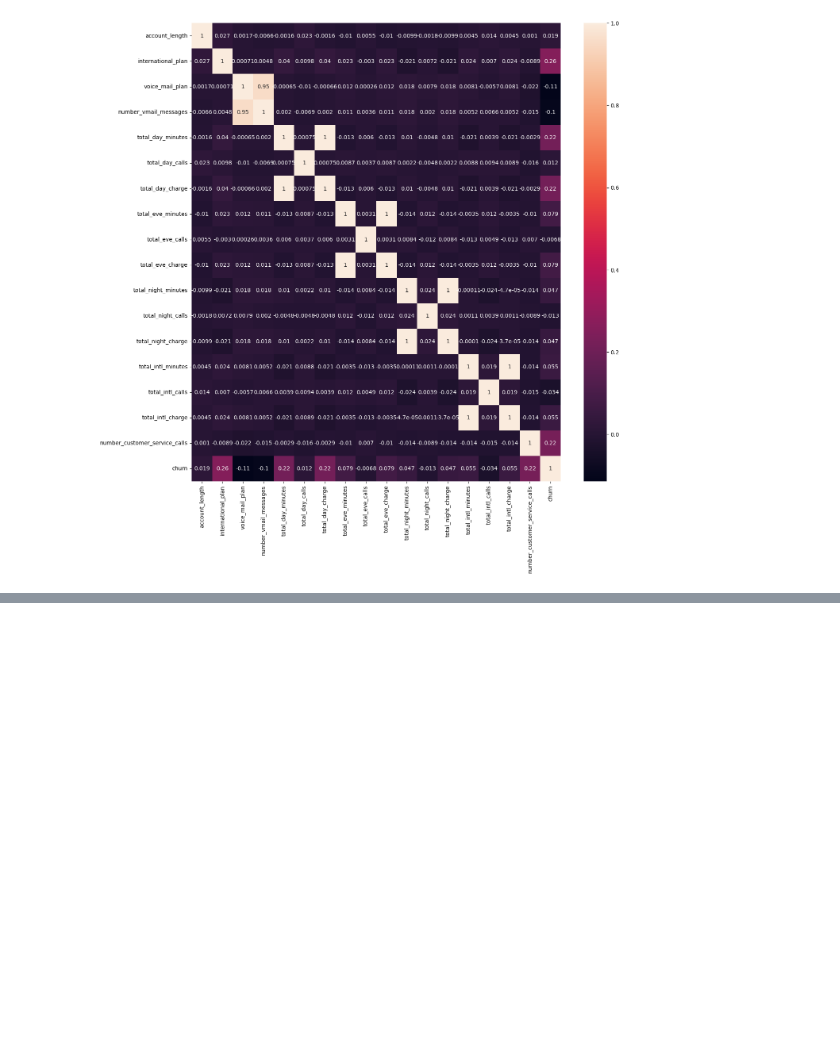
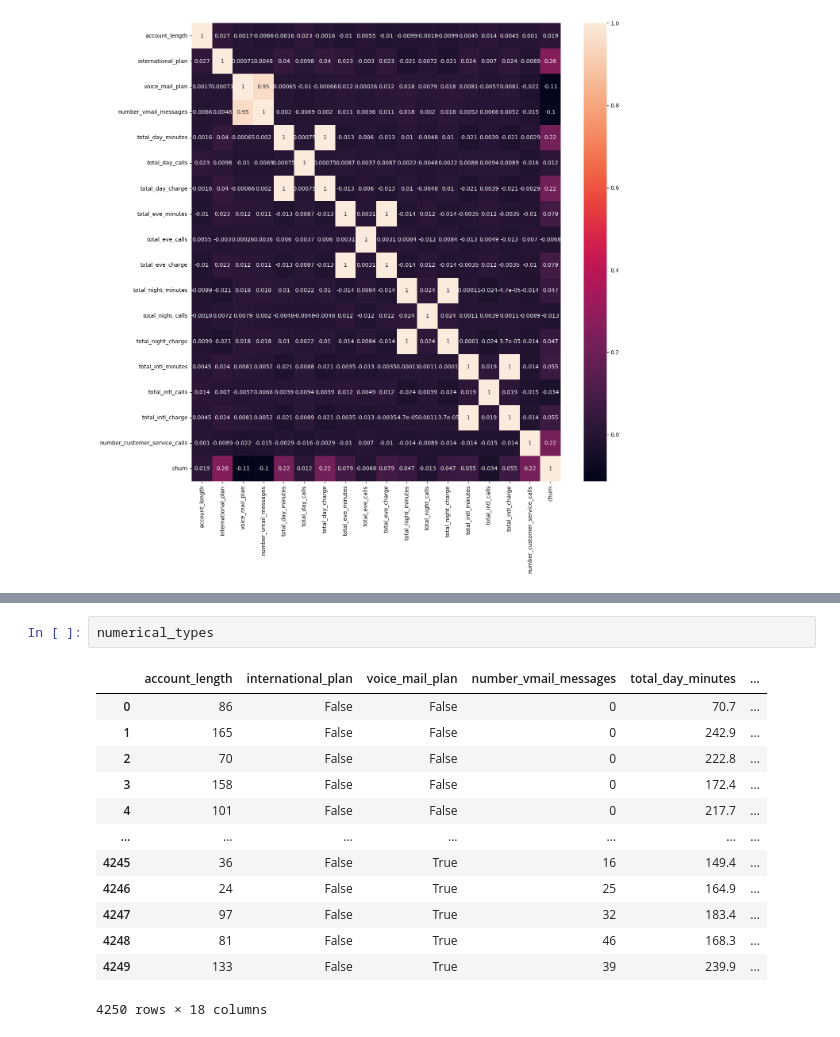
Before and after one commit to MaukanMir/BigQuery-Churn-Analysis, a Jupyter notebook: training.ipynb, the cells around one changed output, grey strips where cells are left out. Cells and saved outputs as stored; diff of their text form; blank space fills up the shorter version.

```diff
--- a/training.ipynb
+++ b/training.ipynb
@@ -137,0 +146,16 @@ sns.heatmap(data=relations, annot=True)
+# %%
+numerical_types
+# %% [output]
+|  | account_length | international_plan | voice_mail_plan | number_vmail_messages | total_day_minutes | ... |
+| 0 | 86 | False | False | 0 | 70.7 | ... |
+| 1 | 165 | False | False | 0 | 242.9 | ... |
+| 2 | 70 | False | False | 0 | 222.8 | ... |
+| 3 | 158 | False | False | 0 | 172.4 | ... |
+| 4 | 101 | False | False | 0 | 217.7 | ... |
+| ... | ... | ... | ... | ... | ... | ... |
+| 4245 | 36 | False | True | 16 | 149.4 | ... |
+| 4246 | 24 | False | True | 25 | 164.9 | ... |
+| 4247 | 97 | False | True | 32 | 183.4 | ... |
+| 4248 | 81 | False | True | 46 | 168.3 | ... |
+| 4249 | 133 | False | True | 39 | 239.9 | ... |
+4250 rows × 18 columns
```
Also changed, not shown: parts of 2 cells of this notebook.
